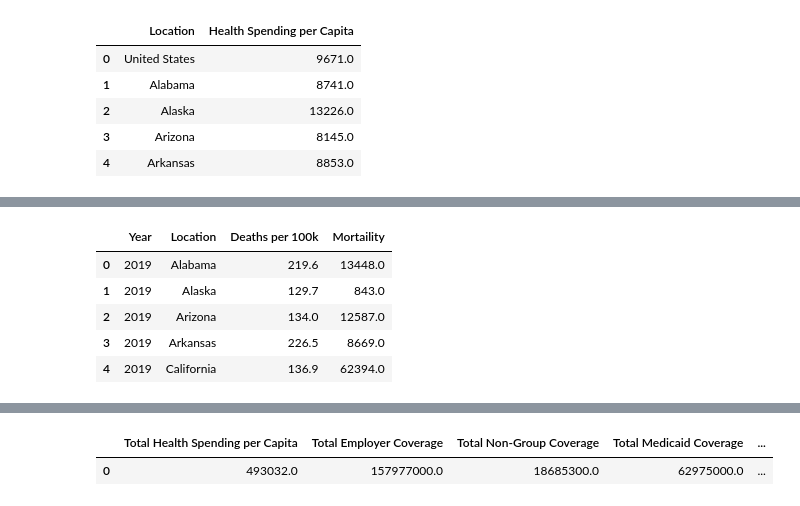
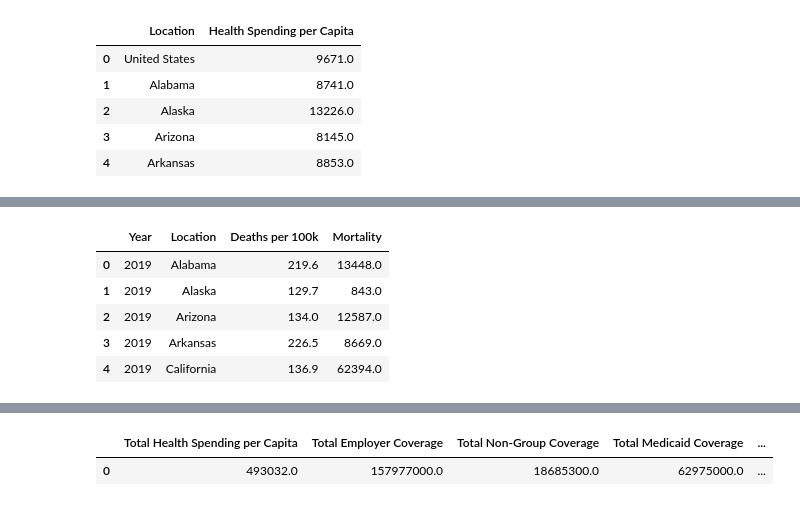
Before and after one commit to alejfxguti/Heart_Disease_Mortality_by_State, a Jupyter notebook: Tristan_Test.ipynb, the cells around one changed output, grey strips where cells are left out. Cells and saved outputs as stored; diff of their text form; code cells hidden in the pictures.

```diff
--- a/Tristan_Test.ipynb
+++ b/Tristan_Test.ipynb
@@ -57,9 +59,9 @@ merged_per_state.head()
 hd_mortality_csv = Path("Resources/Heart Disease Mortality by State data table.csv")
 
 #pd.read
-mortaility_data = pd.read_csv(hd_mortality_csv)
-mortaility_data = mortaility_data.loc[(mortaility_data["YEAR"] == 2019)]
-mortaility_data = mortaility_data.reset_index(drop=True)
+mortality_data = pd.read_csv(hd_mortality_csv)
+mortality_data = mortality_data.loc[(mortality_data["YEAR"] == 2019)]
+mortality_data = mortality_data.reset_index(drop=True)
 XX_to_full = {"AL":"Alabama",
               "AK":"Alaska",
               "AZ":"Arizona",
@@ -88,41 +90,41 @@ XX_to_full = {"AL":"Alabama",
               "MO":"Missouri",
               "MT":"Montana",
               "NE":"Nebraska",
               "NV":"Nevada",
               "NH":"New Hampshire",
               "NJ":"New Jersey",
               "NM":"New Mexico",
               "NY":"New York",
               "NC":"North Carolina",
               "ND":"North Dakota",
               "MP":"Northern Mariana Islands",
               "OH":"Ohio",
               "OK":"Oklahoma",
               "OR":"Oregon",
               "PA":"Pennsylvania",
               "PR":"Puerto Rico",
               "RI":"Rhode Island",
               "SC":"South Carolina",
               "SD":"South Dakota",
               "TN":"Tennessee",
               "TX":"Texas",
               "UT":"Utah",
               "VT":"Vermont",
               "VA":"Virginia",
               "VI":"Virgin Islands",
               "WA":"Washington",
               "WV":"West Virginia",
               "WI":"Wisconsin",
               "WY":"Wyoming"}
-mortaility_data["STATE"]=mortaility_data["STATE"].replace(XX_to_full)
-mortaility_data = mortaility_data.rename(columns={"STATE":"Location"})
-mortaility_data = mortaility_data.rename(columns={"YEAR":"Year"})
-mortaility_data = mortaility_data.rename(columns={"RATE":"Deaths per 100k"})
-mortaility_data = mortaility_data.rename(columns={"DEATHS":"Mortaility"})
-mortaility_data["Mortaility"] = mortaility_data["Mortaility"].astype(float)
-mortaility_data.head()
+mortality_data["STATE"]=mortality_data["STATE"].replace(XX_to_full)
+mortality_data = mortality_data.rename(columns={"STATE":"Location"})
+mortality_data = mortality_data.rename(columns={"YEAR":"Year"})
+mortality_data = mortality_data.rename(columns={"RATE":"Deaths per 100k"})
+mortality_data = mortality_data.rename(columns={"DEATHS":"Mortality"})
+mortality_data["Mortality"] = mortality_data["Mortality"].astype(float)
+mortality_data.head()
 # %% [output]
-|  | Year | Location | Deaths per 100k | Mortaility |
+|  | Year | Location | Deaths per 100k | Mortality |
 | 0 | 2019 | Alabama | 219.6 | 13448.0 |
 | 1 | 2019 | Alaska | 129.7 | 843.0 |
 | 2 | 2019 | Arizona | 134.0 | 12587.0 |
```
Also changed, not shown: parts of 16 cells of this notebook.
